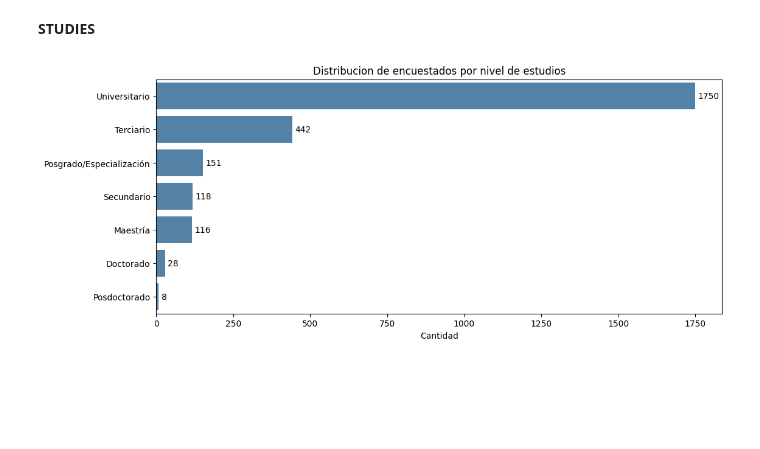
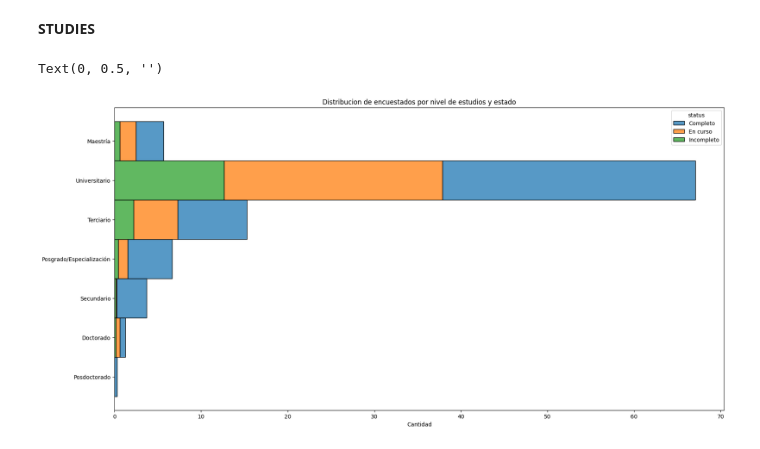
Before and after one commit to simonzanetti/2023.2-SysArmy-IT-Salaries-Survey, a Jupyter notebook: 2023_2_SysArmy_Survey.ipynb, the cells around one changed output. Saved outputs shown, nothing was run; the diff lists cells and outputs as text; code cells hidden in the pictures; blank space fills up the shorter version.

Commit message:
Hicimos un analisis monovariable de los estudios alcanzados y el estado

```diff
--- a/2023_2_SysArmy_Survey.ipynb
+++ b/2023_2_SysArmy_Survey.ipynb
@@ -409,13 +409,12 @@ print(salaries['work_contract_type'].unique())
 # %% [markdown]
 **STUDIES**
 # %%
-#HIGHEST_LEVEL_STUDIES
-fig = plt.figure(figsize=(12, 5))
-ax = sns.countplot(y=salaries['highest_level_studies'], color='steelblue', order=df["highest_level_studies"].value_counts().index)
-plt.title("Distribucion de encuestados por nivel de estudios",loc='center')
+#HIGHEST_LEVEL_STUDIES AND STATUS
+fig = plt.figure(figsize=(20, 10))
+ax = sns.histplot(salaries[salaries["highest_level_studies"] != 'Prefiero no responder'],y='highest_level_studies', color='steelblue',hue='status',multiple='stack',stat='percent')
+plt.title("Distribucion de encuestados por nivel de estudios y estado",loc='center')
 plt.xlabel("Cantidad")
 plt.ylabel('')
-ax.bar_label(ax.containers[0], padding=3)
-ax.margins(y=0.015)
 # %% [output]
+Text(0, 0.5, '')
-[figure, old version]
+[figure, new version]
```
